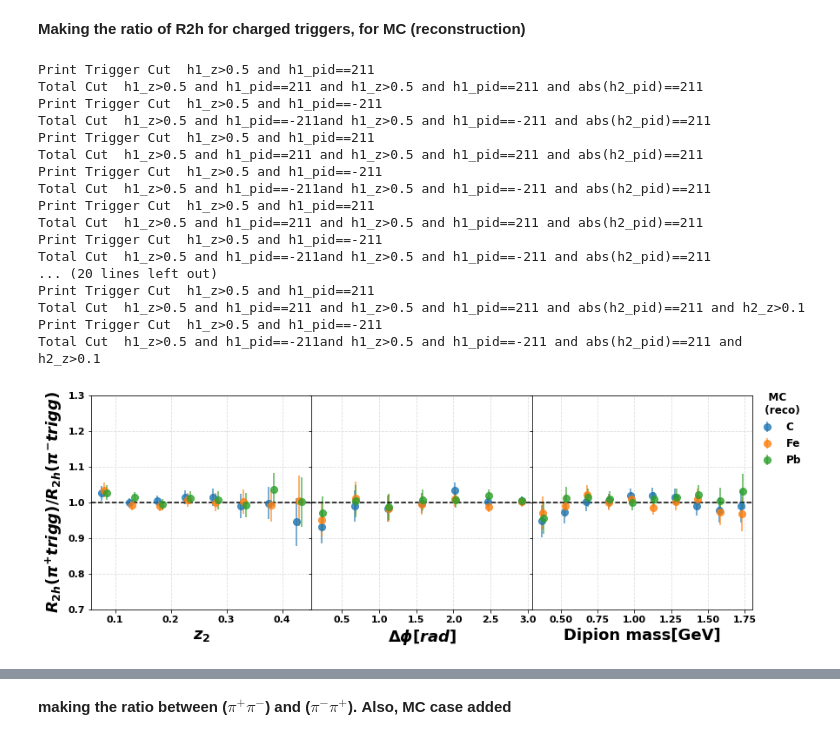
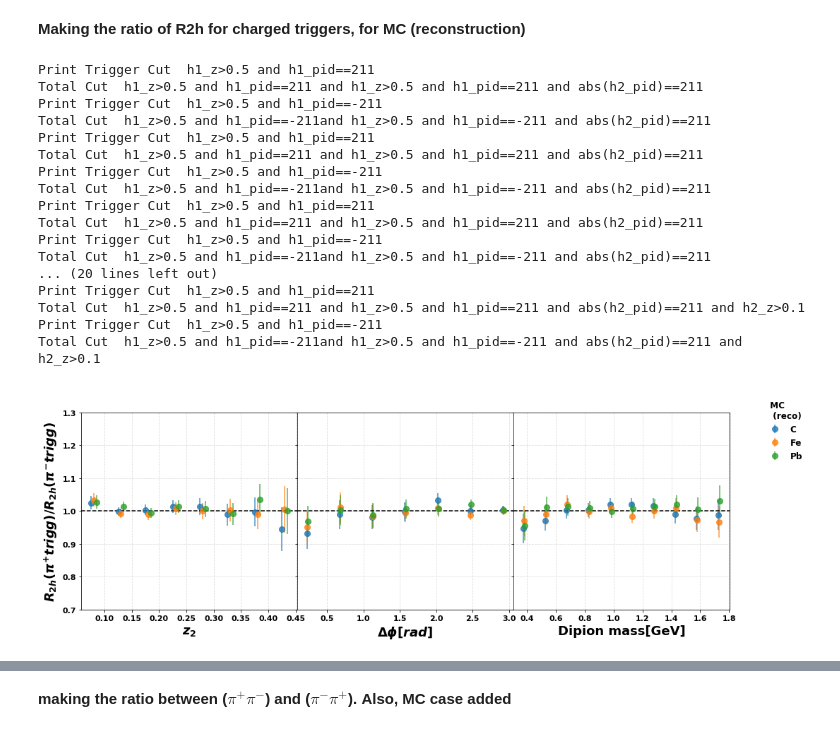
Before and after one commit to smoranvas/di-hadron, a Jupyter notebook: getRatios.ipynb, the cells around one changed output, grey strips where cells are left out. Saved outputs shown, nothing was run; the diff lists cells and outputs as text; code cells hidden in the pictures.

```diff
--- a/getRatios.ipynb
+++ b/getRatios.ipynb
@@ -744,8 +1120,8 @@ axs[0].set_ylim([0.8,1.2])
 for i in range(0,3):
     axs[i].axhline(y=1.0,color='black',linestyle='--')
     #axs[i].legend(loc='best',frameon=False,fontsize=13.5,ncol=2 )
-    axs[i].grid(True, axis='x',color='gainsboro', linestyle='dashed')
-    axs[i].grid(True, axis='y',color='gainsboro', linestyle='dashed')
+    #axs[i].grid(True, axis='x',color='gainsboro', linestyle='dashed')
+    #axs[i].grid(True, axis='y',color='gainsboro', linestyle='dashed')
     axs[i].tick_params(axis='y', which='major', labelsize=11)
     axs[i].tick_params(axis='both', which='major', labelsize=11)
 
@@ -818,8 +1194,8 @@ axs[0].set_ylim([0.8,1.2])
 for i in range(0,3):
     axs[i].axhline(y=1.0,color='black',linestyle='--')
     #axs[i].legend(loc='best',frameon=False,fontsize=13.5,ncol=2 )
-    axs[i].grid(True, axis='x',color='gainsboro', linestyle='dashed')
-    axs[i].grid(True, axis='y',color='gainsboro', linestyle='dashed')
+    #axs[i].grid(True, axis='x',color='gainsboro', linestyle='dashed')
+    #axs[i].grid(True, axis='y',color='gainsboro', linestyle='dashed')
     axs[i].tick_params(axis='y', which='major', labelsize=11)
     axs[i].tick_params(axis='both', which='major', labelsize=11)
 
@@ -1010,0 +1421,29 @@ Total Cut  h1_z>0.5 and h1_xf>0and h2_z>0.10 and h1_xf>0
+# %%
+fig = plt.figure(figsize=(8,6))
+
+for i,target in enumerate(['C','Fe','Pb']):
+
+    ##GiBUU
+    r, err,x = r2h.getRatio(df['GiBUU_%s'%target],df['GiBUU_D'],df_trigger['GiBUU_%s_trigger'%target],
+                        df_trigger['GiBUU_D_trigger'],variable='pair_mass',minz=0.3,maxz=1.8,
+                        nbins=11,pair_cut='and h2_z>0.10 ',
+                            trig_cut='h1_z>0.5 ',applyweight=False)
+    #plt.fill_between(x,r,r-err,r+err,label='GiBUU %s'%target,alpha=0.5)
+    #plt.plot(x+0.005*i,r,color=colors[target],lw=3,alpha=0.8,label='GiBUU %s'%target)
+    plt.fill_between(x+0.005*i,r-err,r+err,label='GiBUU %s'%target,alpha=0.5,lw=2,color=colors[i+1])
+
+plt.tick_params(axis="x", labelsize=16)
+plt.tick_params(axis="y", labelsize=16)
+plt.legend(frameon=True,ncol=1,loc='upper left',fontsize=15)
+plt.xlabel('Dipion mass (GeV)',fontsize=22,fontweight='bold' )
+plt.ylabel('$R_{2h}$',fontsize=22)
+plt.axhline(y=1.0,color='black',linestyle='--')
+#plt.grid(True, axis='x',color='gainsboro', linestyle='dashed')
+#plt.grid(True, axis='y',color='gainsboro', linestyle='dashed')
+
+#plt.text(0.60, 1.1, 'CLAS \nINTERNAL', fontsize=30)
+#plt.xscale('log')
+#plt.ylim([0.0,1.2])
+plt.tight_layout()
+#plt.savefig('MainResult_withGiBUU_mass.png')
+plt.savefig('DipionMass_comp_tmp.pdf', bbox_inches='tight')
@@ -2051,7 +2624,7 @@ Total Cut  h1_z>0.5 and h1_pid==-211and h2_z>0.1  and h2_z<0.5 and h1_pid==-211
 # %% [markdown]
 **Making the ratio of R2h for charged triggers, for MC (reconstruction)**
 # %%
-fig, axs = plt.subplots(1, 3,sharex=False, sharey=True,figsize=(12,4),gridspec_kw={'hspace': 0., 'wspace':0.})
+fig, axs = plt.subplots(1, 3,sharex=False, sharey=True,figsize=(15,5),gridspec_kw={'hspace': 0., 'wspace':0.})
 
 
 for i,target in enumerate(['C','Fe','Pb']):
@@ -2122,43 +2695,42 @@ for i in range(3):
     axs[i].grid(True, axis='x',color='gainsboro', linestyle='dashed')
     axs[i].grid(True, axis='y',color='gainsboro', linestyle='dashed')
 
-
 for i in range(3):    axs[i].axhline(y=1.0,color='black',linestyle='--')
 
     #axs[i].legend(loc='best',frameon=False,fontsize=13.5,ncol=2 )
     #axs[i][0].grid(True, axis='x',color='gainsboro', linestyle='dashed')
     #axs[i][0].grid(True, axis='y',color='gainsboro', linestyle='dashed')
 
     #axs[i][0].tick_params(axis='y', which='major', labelsize=11)
 axs[0].tick_params(axis='both', which='major', labelsize=11)
 axs[1].tick_params(axis='both', which='major', labelsize=11)
 axs[2].tick_params(axis='both', which='major', labelsize=11)
 
-plt.subplots_adjust(right=0.93, top=0.98, left=0.05)
-fig.legend(loc='upper right',ncol=1,frameon=False,fontsize=12, borderaxespad=0.3, title='   MC \n  (reco)', title_fontsize=12)
+plt.subplots_adjust(right=0.90, top=0.9, left=0.05)
+fig.legend(loc='upper right',ncol=1,frameon=False,fontsize=12, borderaxespad=0.3, title='  \n MC \n  (reco)', title_fontsize=12)
 #plt.savefig('ComparisonWithHermes_Linear.png')
 #plt.yscale('log')
 plt.savefig('R2hPairs_ratio_onlyConsideringTriggers_MC.pdf', bbox_inches='tight')
 plt.show()
 # %% [output]
 Print Trigger Cut  h1_z>0.5 and h1_pid==211
 Total Cut  h1_z>0.5 and h1_pid==211 and h1_z>0.5 and h1_pid==211 and abs(h2_pid)==211
 Print Trigger Cut  h1_z>0.5 and h1_pid==-211
 Total Cut  h1_z>0.5 and h1_pid==-211and h1_z>0.5 and h1_pid==-211 and abs(h2_pid)==211
 Print Trigger Cut  h1_z>0.5 and h1_pid==211
 Total Cut  h1_z>0.5 and h1_pid==211 and h1_z>0.5 and h1_pid==211 and abs(h2_pid)==211
 Print Trigger Cut  h1_z>0.5 and h1_pid==-211
 Total Cut  h1_z>0.5 and h1_pid==-211and h1_z>0.5 and h1_pid==-211 and abs(h2_pid)==211
 Print Trigger Cut  h1_z>0.5 and h1_pid==211
 Total Cut  h1_z>0.5 and h1_pid==211 and h1_z>0.5 and h1_pid==211 and abs(h2_pid)==211
 Print Trigger Cut  h1_z>0.5 and h1_pid==-211
 Total Cut  h1_z>0.5 and h1_pid==-211and h1_z>0.5 and h1_pid==-211 and abs(h2_pid)==211
 ... (20 lines left out)
 Print Trigger Cut  h1_z>0.5 and h1_pid==211
 Total Cut  h1_z>0.5 and h1_pid==211 and h1_z>0.5 and h1_pid==211 and abs(h2_pid)==211 and h2_z>0.1
 Print Trigger Cut  h1_z>0.5 and h1_pid==-211
 Total Cut  h1_z>0.5 and h1_pid==-211and h1_z>0.5 and h1_pid==-211 and abs(h2_pid)==211 and h2_z>0.1
-[figure, old version]
+[figure, new version]
 # %%
 print(df_trigger.keys())
 print(df_trigger['C_trigger'])
```
Also changed, not shown: parts of 61 cells of this notebook.
